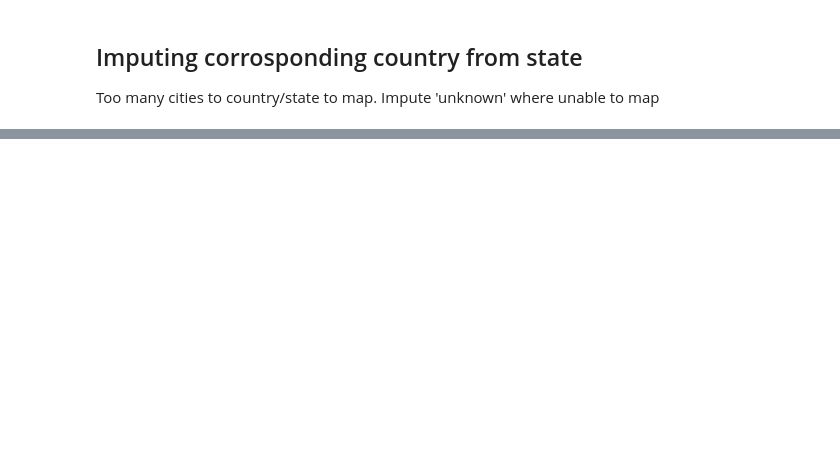
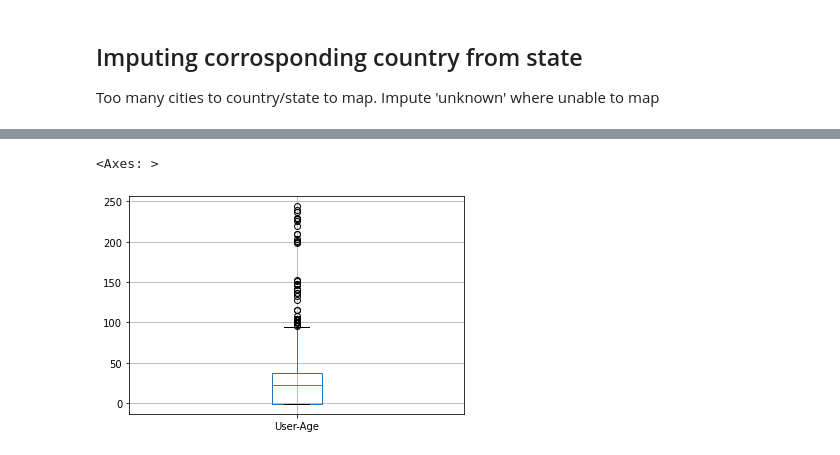
Before and after one commit to caseynator123/EDP_assigment2, a Jupyter notebook: preprocessing/preprocessing_user.ipynb, the cells around one changed output, grey strips where cells are left out. Cells and saved outputs as stored; diff of their text form; code cells hidden in the pictures; blank space fills up the shorter version.

```diff
--- a/preprocessing/preprocessing_user.ipynb
+++ b/preprocessing/preprocessing_user.ipynb
@@ -256,3 +351,6 @@ users[users['User-Age'] != -1].describe()
 # %%
-users.boxplot(column = 'User-Age')
+users_mean.boxplot(column = 'User-Age')
+# %% [output]
+<Axes: >
+[figure, added]
 # %%
```
Also changed, not shown: parts of 31 cells of this notebook, 1 other file.
